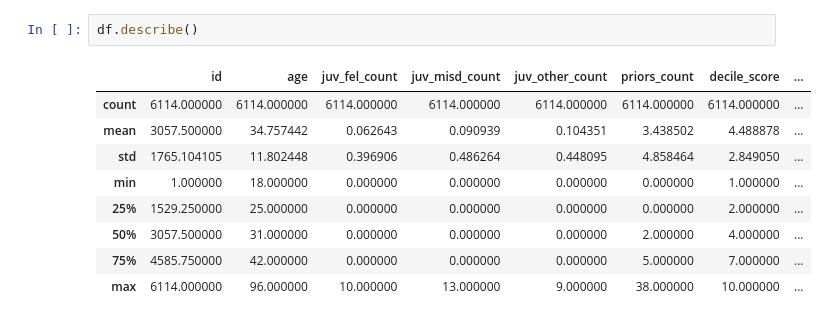
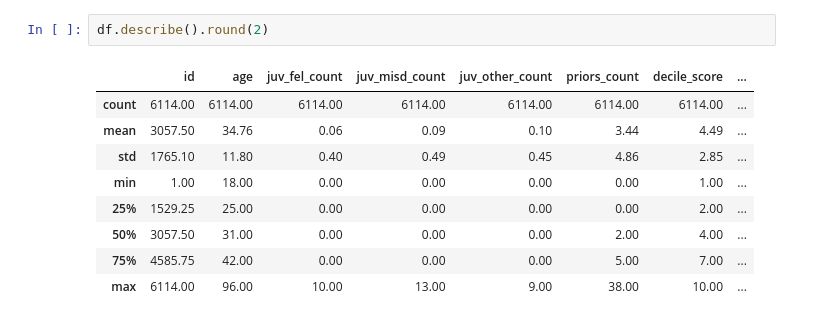
Before and after one commit to LDSAJPinto1306/Capstone-LDSA, a Jupyter notebook: Exploration.ipynb, the cells around one changed output. Cells and saved outputs as stored; diff of their text form.

```diff
--- a/Exploration.ipynb
+++ b/Exploration.ipynb
@@ -20,15 +67,15 @@ df.groupby('race').agg({'id':'count','two_year_recid':'sum'}).plot(kind='bar')
 # %%
-df.describe()
+df.describe().round(2)
 # %% [output]
 |  | id | age | juv_fel_count | juv_misd_count | juv_other_count | priors_count | decile_score | ... |
-| count | 6114.000000 | 6114.000000 | 6114.000000 | 6114.000000 | 6114.000000 | 6114.000000 | 6114.000000 | ... |
-| mean | 3057.500000 | 34.757442 | 0.062643 | 0.090939 | 0.104351 | 3.438502 | 4.488878 | ... |
-| std | 1765.104105 | 11.802448 | 0.396906 | 0.486264 | 0.448095 | 4.858464 | 2.849050 | ... |
-| min | 1.000000 | 18.000000 | 0.000000 | 0.000000 | 0.000000 | 0.000000 | 1.000000 | ... |
-| 25% | 1529.250000 | 25.000000 | 0.000000 | 0.000000 | 0.000000 | 0.000000 | 2.000000 | ... |
-| 50% | 3057.500000 | 31.000000 | 0.000000 | 0.000000 | 0.000000 | 2.000000 | 4.000000 | ... |
-| 75% | 4585.750000 | 42.000000 | 0.000000 | 0.000000 | 0.000000 | 5.000000 | 7.000000 | ... |
-| max | 6114.000000 | 96.000000 | 10.000000 | 13.000000 | 9.000000 | 38.000000 | 10.000000 | ... |
+| count | 6114.00 | 6114.00 | 6114.00 | 6114.00 | 6114.00 | 6114.00 | 6114.00 | ... |
+| mean | 3057.50 | 34.76 | 0.06 | 0.09 | 0.10 | 3.44 | 4.49 | ... |
+| std | 1765.10 | 11.80 | 0.40 | 0.49 | 0.45 | 4.86 | 2.85 | ... |
+| min | 1.00 | 18.00 | 0.00 | 0.00 | 0.00 | 0.00 | 1.00 | ... |
+| 25% | 1529.25 | 25.00 | 0.00 | 0.00 | 0.00 | 0.00 | 2.00 | ... |
+| 50% | 3057.50 | 31.00 | 0.00 | 0.00 | 0.00 | 2.00 | 4.00 | ... |
+| 75% | 4585.75 | 42.00 | 0.00 | 0.00 | 0.00 | 5.00 | 7.00 | ... |
+| max | 6114.00 | 96.00 | 10.00 | 13.00 | 9.00 | 38.00 | 10.00 | ... |
 # %%
 trues = df.loc[df['two_year_recid'] == 1]
 
```
Also changed, not shown: parts of 7 cells of this notebook.
